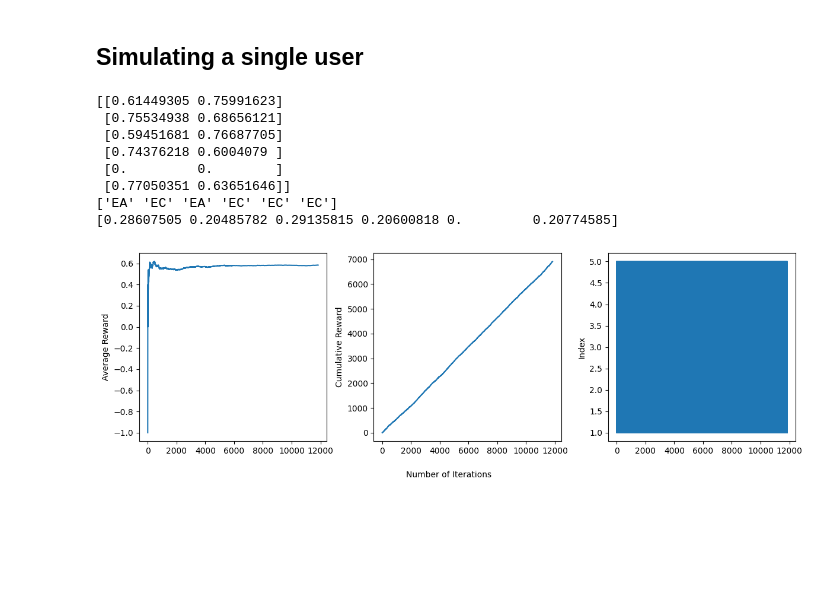
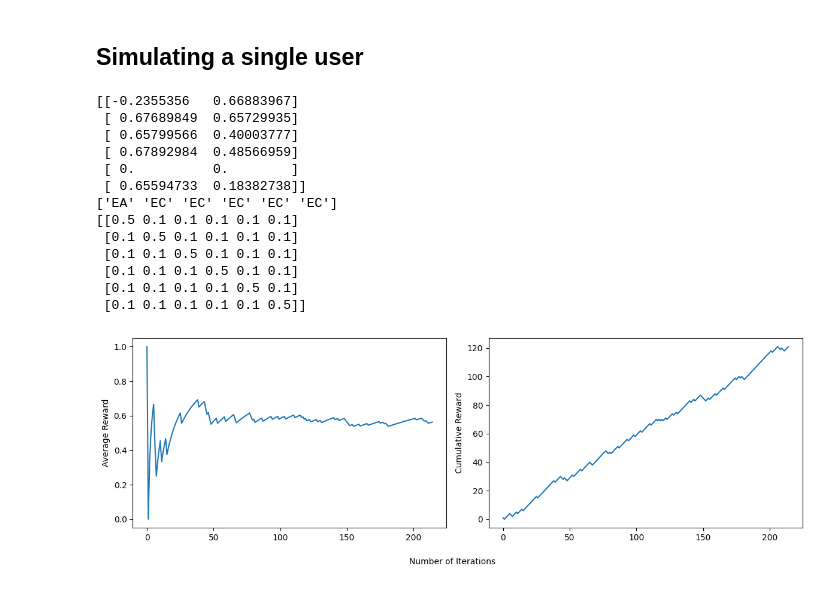
Before and after one commit to cyalbert25/EE568-StudentRLProject-1, a Jupyter notebook: WriteUpRight_new.ipynb, the cells around one changed output. Cells and saved outputs as stored; diff of their text form; code cells hidden in the pictures; blank space fills up the shorter version.

```diff
--- a/WriteUpRight_new.ipynb
+++ b/WriteUpRight_new.ipynb
@@ -207,6 +222,8 @@ class SARSAEpsGreedyAgent(EpsGreedyAgent):
         reward - reward collected while taking the step when interacting with the environment
         alpha -
         """
+        curr_state = self.env.current_state
+
         # Interaction with the environment - collecting reward
         self.reward_history.append(reward)
 
@@ -214,9 +231,9 @@ class SARSAEpsGreedyAgent(EpsGreedyAgent):
         alpha = 0.5 / (self.N[prev_state, action] + 1) ** 0.75
 
         # Sampling a new action
-        new_action = self.select_action(self.env.current_state)
+        new_action = self.select_action(curr_state)
         # Update Q according to the algorithm
-        self.Q[prev_state, action] = (1 - alpha) * self.Q[prev_state, action] + alpha * (reward + self.env._gamma*self.Q[self.env.current_state, new_action])
+        self.Q[prev_state, action] = (1 - alpha) * self.Q[prev_state, action] + alpha * (reward + self.env._gamma*self.Q[curr_state, new_action])
 
         self.step_counts += 1
         return new_action
@@ -316,9 +341,6 @@ class User:
 # %% [markdown]
 ## Simulating a single user
 # %%
-# fix random seed
-np.random.seed(0)
-
 # Simulating a user with a transition model
 # for EA, for the normal state, we should put high probability that the state would end up in bad posture? to encourage the system to do nothing...
 # but what foe EC since it would probably enlarge the text?
@@ -349,6 +371,8 @@ np.random.seed(0)
 #     ]
 # ])
 
+# Play around with lambda, p_aha, transition matrix; define a valid range!
+
 transition_matrix = np.array([
     [
         [0.4, 0.2, 0.05, 0.2, 0.1, 0.05],
@@ -375,47 +399,50 @@ transition_matrix = np.array([
         [0.02, 0.02, 0.02, 0.02, 0.02, 0.9],
     ]
 ])
-transition_decay = 0.99
+lambda_ = 0.01
 
-p_aha = np.array([0.25, 0.2, 0.25, 0.2, 0, 0.2])
+p_aha = np.array([0.2, 0.2, 0.2, 0.2, 0, 0.2])
 p_aha_factor = 1.0001
 # %%
-user = User(transition_matrix, transition_decay, p_aha, p_aha_factor)
-average_rewards, cum_rewards, idxs, reward_history, Q = user.simulation(explore_rate=0.1, num_iterations=70000, algorithm="Q", max_delay=5)
+np.random.seed(32)
 
-print(Q)
+user = User(transition_matrix, lambda_, p_aha, p_aha_factor)
+average_rewards, cum_rewards, idxs = user.simulation(explore_rate=0.1, num_iterations=1200, algorithm="Q", max_delay=5)
+
+print(user._Q)
 print(user.optimal_actions())
-print(user._p_aha)
+print(user._env._T[2])
 # %% [output]
-[[0.61449305 0.75991623]
- [0.75534938 0.68656121]
- [0.59451681 0.76687705]
- [0.74376218 0.6004079 ]
- [0.         0.        ]
- [0.77050351 0.63651646]]
-['EA' 'EC' 'EA' 'EC' 'EC' 'EC']
-[0.28607505 0.20485782 0.29135815 0.20600818 0.         0.20774585]
+[[-0.2355356   0.66883967]
+ [ 0.67689849  0.65729935]
+ [ 0.65799566  0.40003777]
+ [ 0.67892984  0.48566959]
+ [ 0.          0.        ]
+ [ 0.65594733  0.18382738]]
+['EA' 'EC' 'EC' 'EC' 'EC' 'EC']
+[[0.5 0.1 0.1 0.1 0.1 0.1]
+ [0.1 0.5 0.1 0.1 0.1 0.1]
+ [0.1 0.1 0.5 0.1 0.1 0.1]
+ [0.1 0.1 0.1 0.5 0.1 0.1]
+ [0.1 0.1 0.1 0.1 0.5 0.1]
+ [0.1 0.1 0.1 0.1 0.1 0.5]]
 # %%
-fig, axs = plt.subplots(1, 3, figsize=(12, 4))
+fig, axs = plt.subplots(1, 2, figsize=(12, 4))
 
 # Plot average_rewards
 axs[0].plot(average_rewards)
 axs[0].set_ylabel('Average Reward')
 
 # Plot cum_rewards
 axs[1].plot(cum_rewards)
 axs[1].set_ylabel('Cumulative Reward')
 
-# Plot idxs
-axs[2].plot(idxs)
-axs[2].set_ylabel('Index')
-
 # Set common x-axis label
 fig.supxlabel('Number of Iterations', fontsize=10)
 
 # Adjust the spacing between subplots
 plt.tight_layout()
 # Show the plot
 plt.show()
 # %% [output]
-[figure, old version]
+[figure, new version]
```
Also changed, not shown: parts of 10 cells of this notebook.
